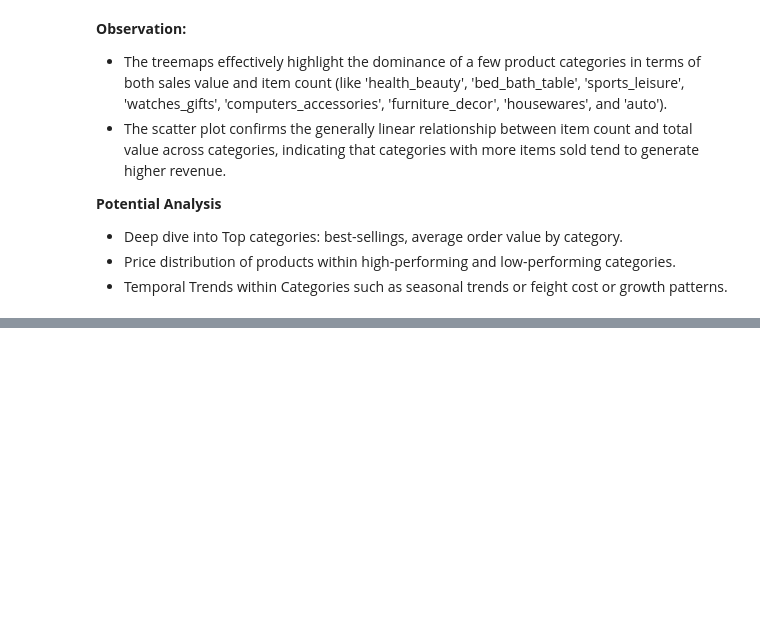
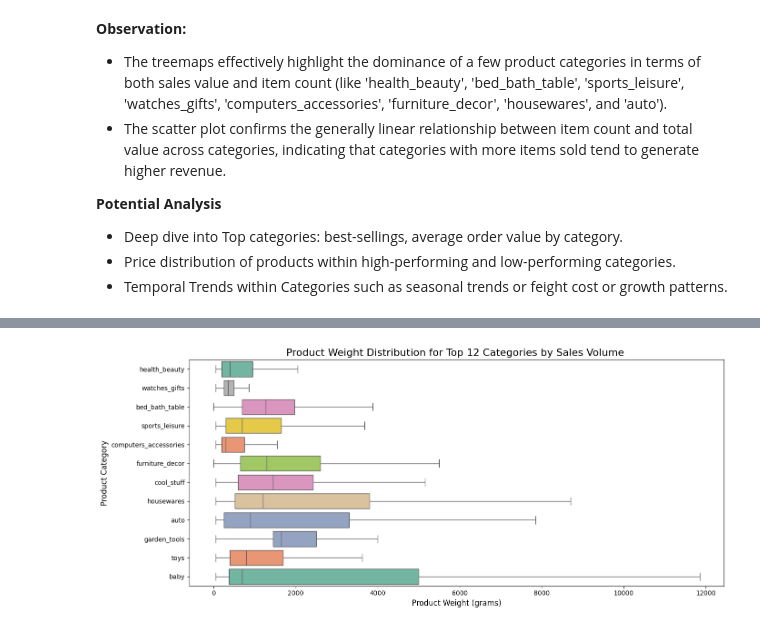
Before and after one commit to andy-nguyen-21/BrazilianE-Commerce, a Jupyter notebook: E_commerce_data_analyst.ipynb, the cells around one changed output, grey strips where cells are left out. Saved outputs shown, nothing was run; the diff lists cells and outputs as text; code cells hidden in the pictures; blank space fills up the shorter version.

```diff
--- a/E_commerce_data_analyst.ipynb
+++ b/E_commerce_data_analyst.ipynb
@@ -652,0 +691,28 @@ plt.show()
+# %%
+# Sort the Product Category by ...
+mapping_category = top_sales_category_name['product_category_name_english']
+mapping_category
+
+# Create boxplot
+plt.figure(figsize=(14, 6))
+sns.boxplot(
+    data=product_weight_on_sales,
+    x='product_weight_g',
+    y='product_category_name_english',
+    palette='Set2',
+    hue='product_category_name_english',
+    showfliers=False,
+    order=mapping_category,
+    legend=False
+)
+plt.xticks(rotation=90)
+
+
+# Set labels and titles
+plt.title('Product Weight Distribution for Top 12 Categories by Sales Volume ', fontsize=16)
+plt.xlabel('Product Weight (grams)', fontsize=12)
+plt.ylabel('Product Category', fontsize=12)
+plt.xticks(rotation=0)
+plt.tight_layout()
+# %% [output]
+[figure, added]
```
Also changed, not shown: parts of 31 cells of this notebook.
